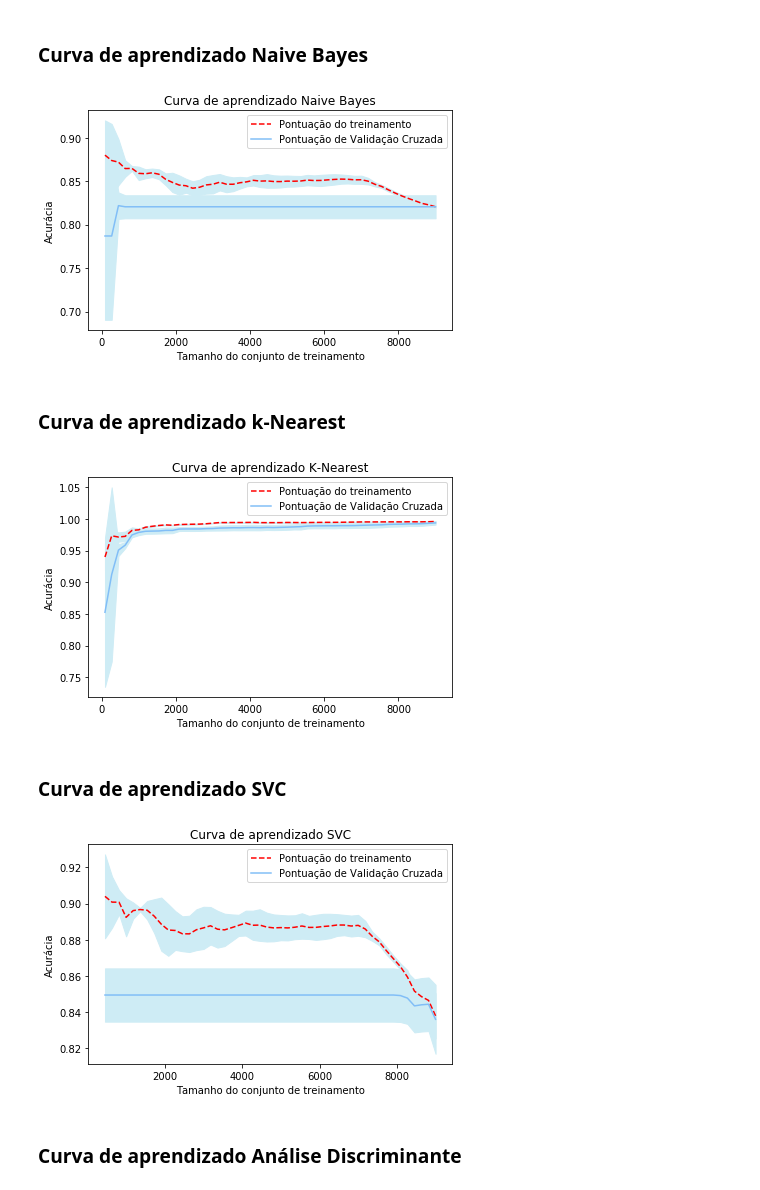
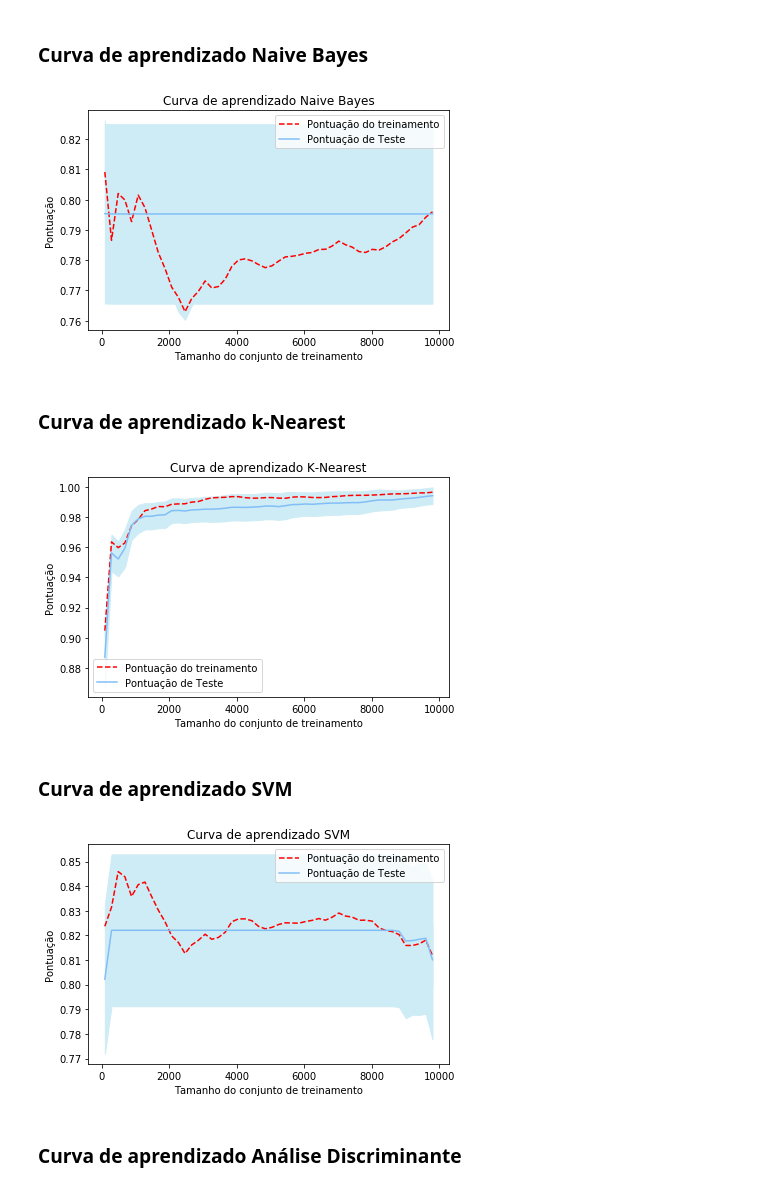
Before and after one commit to br484/botnetDetect, a Jupyter notebook: setup.ipynb, the cells around one changed output. Saved outputs shown, nothing was run; the diff lists cells and outputs as text; code cells hidden in the pictures.

```diff
--- a/setup.ipynb
+++ b/setup.ipynb
@@ -189,19 +214,3 @@ Image(graph.create_png())
-# %%
-ini = time.time()
-
-clf = LogisticRegression(multi_class="ovr", C=10000)
-clf.fit(Xdata,Ydata)
-
-Prediction = clf.predict(XdataT)
-escoreRL = clf.score(XdataT,YdataT)
-precisaoRL = precision_score(Prediction,YdataT)
-recallRL = recall_score(Prediction,YdataT)
-acuraciaRL = accuracy_score(Prediction,YdataT)
-F1RL =f1_score(Prediction,YdataT)
-
-
-fim = time.time()
-tempoRL = fim-ini
 # %% [markdown]
 ### Modelo Naive Bayes
 # %%
@@ -253,7 +285,7 @@ tempoKN = fim-ini
 # %%
 ini = time.time()
 
-clf = SVC()
+clf = SVC(kernel='rbf')
 clf.fit(Xdata,Ydata)
 
 Prediction = clf.predict(XdataT)
@@ -265,3 +297,6 @@ F1SVC =f1_score(Prediction,YdataT)
 
 fim = time.time()
 tempoSVC = fim-ini
+
+print("                    Matriz de Confusão")
+print(classification_report(YdataT, Prediction))
@@ -421,9 +467,9 @@ def CurvaAprend(modelo, nome):
                                                             X,
                                                             y,
                                                             # Número de dobras na validação cruzada
-                                                            cv=10,
+                                                            cv=50,
                                                             # Métrica de avaliação
-                                                            scoring='accuracy',
+                                                            scoring='f1',
                                                             # núcleos do computador -1 = todos
                                                             n_jobs=-1,
                                                             # 50 tamanhos diferentes do conjunto de treinamento
@@ -439,14 +485,14 @@ def CurvaAprend(modelo, nome):
 
     # Desenhar linhas
     plt.plot(train_sizes, train_mean, '--', color="#FF0000",  label="Pontuação do treinamento")
-    plt.plot(train_sizes, test_mean, color="#81BEF7", label="Pontuação de Validação Cruzada")
+    plt.plot(train_sizes, test_mean, color="#81BEF7", label="Pontuação de Teste")
 
     plt.fill_between(train_sizes, train_mean - train_std, train_mean + train_std, color="#CEECF5")
     plt.fill_between(train_sizes, test_mean - test_std, test_mean + test_std, color="#CEECF5")
 
     # Criar plot
     plt.title("Curva de aprendizado " + nome)
-    plt.xlabel("Tamanho do conjunto de treinamento"), plt.ylabel("Acurácia"), plt.legend(loc="best")
+    plt.xlabel("Tamanho do conjunto de treinamento"), plt.ylabel("Pontuação"), plt.legend(loc="best")
     plt.tight_layout()
     plt.show()
 # %% [markdown]
@@ -472,19 +512,19 @@ CurvaAprend(LogisticRegression, "Regressão Logística")
 # %%
 CurvaAprend(GaussianNB, "Naive Bayes")
 # %% [output]
-[figure, old version]
+[figure, new version]
 # %% [markdown]
 ### Curva de aprendizado k-Nearest
 # %%
 CurvaAprend(KNeighborsClassifier, "K-Nearest")
 # %% [output]
-[figure, old version]
+[figure, new version]
 # %% [markdown]
-### Curva de aprendizado SVC
+### Curva de aprendizado SVM
 # %%
-CurvaAprend(SVC, "SVC")
+CurvaAprend(SVC, "SVM")
 # %% [output]
-[figure, old version]
+[figure, new version]
 # %% [markdown]
 ### Curva de aprendizado Análise Discriminante
 # %%
```
Also changed, not shown: parts of 23 cells of this notebook, 12 other files.
